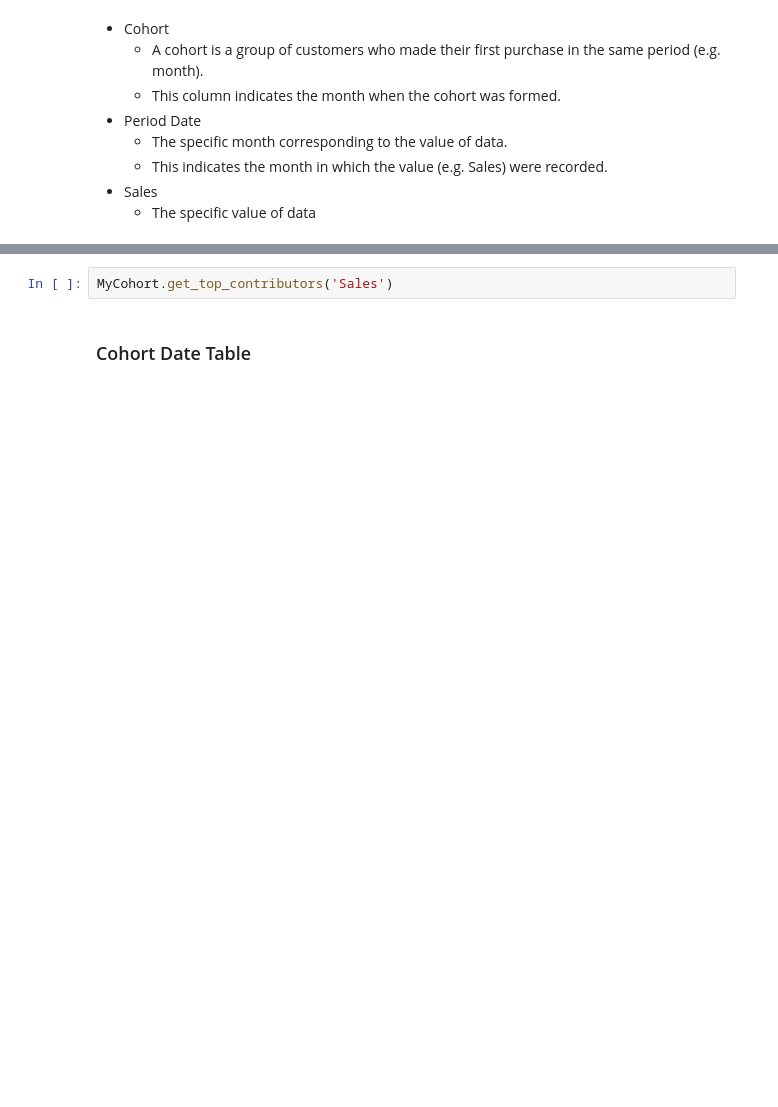
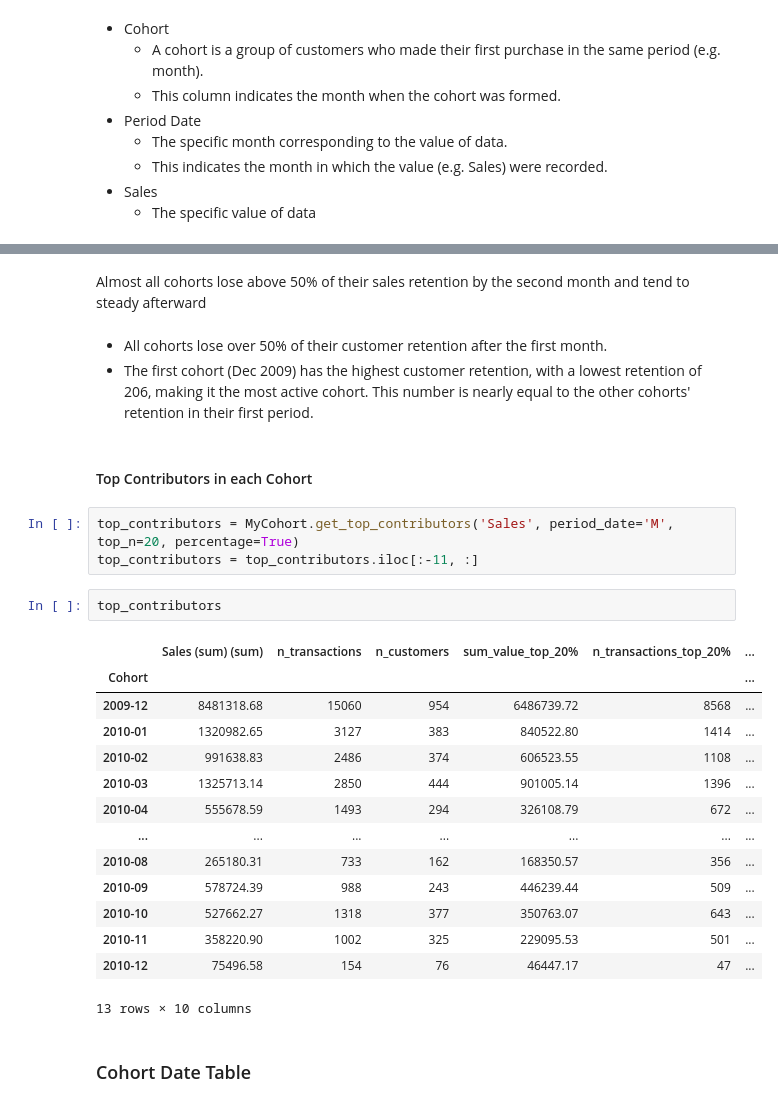
Before and after one commit to Agungvpzz/Customer-Cohort-Analysis, a Jupyter notebook: Cohort Analysis.ipynb, the cells around one changed output, grey strips where cells are left out. Drawn from its saved outputs; the diff is of its cells as text; blank space fills up the shorter version.

```diff
--- a/Cohort Analysis.ipynb
+++ b/Cohort Analysis.ipynb
@@ -124,5 +208,30 @@ MyCohort.get_cohort_summary('Sales')
+# %% [markdown]
+Almost all cohorts lose above 50% of their sales retention by the second month and tend to steady afterward
+# %% [markdown]
+- All cohorts lose over 50% of their customer retention after the first month.
+- The first cohort (Dec 2009) has the highest customer retention, with a lowest retention of 206, making it the most active cohort. This number is nearly equal to the other cohorts' retention in their first period.
+# %% [markdown]
+#### Top Contributors in each Cohort
 # %%
-MyCohort.get_top_contributors('Sales')
+top_contributors = MyCohort.get_top_contributors('Sales', period_date='M', top_n=20, percentage=True)
+top_contributors = top_contributors.iloc[:-11, :]
+# %%
+top_contributors
+# %% [output]
+|  | Sales (sum) (sum) | n_transactions | n_customers | sum_value_top_20% | n_transactions_top_20% | ... |
+| Cohort |  |  |  |  |  | ... |
+| 2009-12 | 8481318.68 | 15060 | 954 | 6486739.72 | 8568 | ... |
+| 2010-01 | 1320982.65 | 3127 | 383 | 840522.80 | 1414 | ... |
+| 2010-02 | 991638.83 | 2486 | 374 | 606523.55 | 1108 | ... |
+| 2010-03 | 1325713.14 | 2850 | 444 | 901005.14 | 1396 | ... |
+| 2010-04 | 555678.59 | 1493 | 294 | 326108.79 | 672 | ... |
+| ... | ... | ... | ... | ... | ... | ... |
+| 2010-08 | 265180.31 | 733 | 162 | 168350.57 | 356 | ... |
+| 2010-09 | 578724.39 | 988 | 243 | 446239.44 | 509 | ... |
+| 2010-10 | 527662.27 | 1318 | 377 | 350763.07 | 643 | ... |
+| 2010-11 | 358220.90 | 1002 | 325 | 229095.53 | 501 | ... |
+| 2010-12 | 75496.58 | 154 | 76 | 46447.17 | 47 | ... |
+13 rows × 10 columns
 # %% [markdown]
 ### Cohort Date Table
 # %%
```
Also changed, not shown: parts of 67 cells of this notebook, 1 other file.
